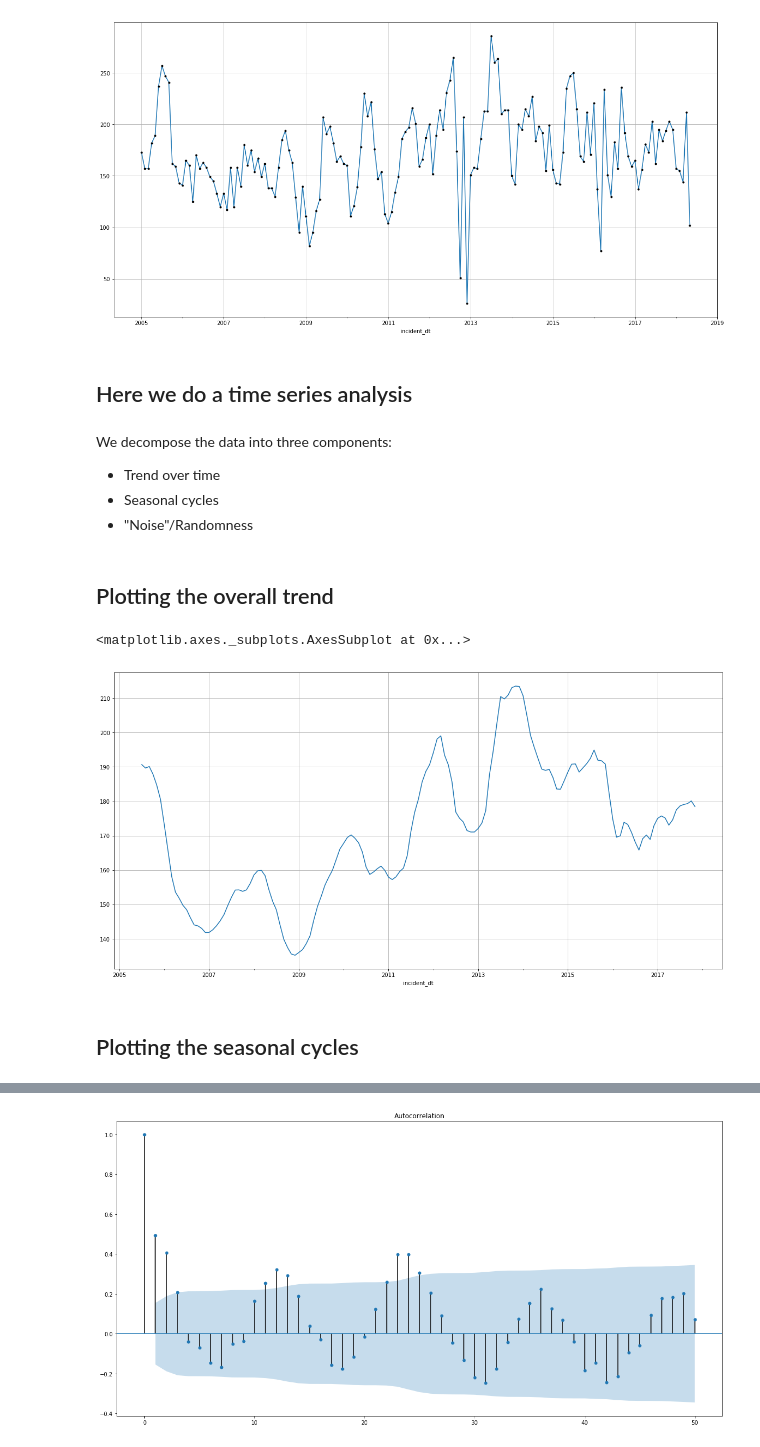
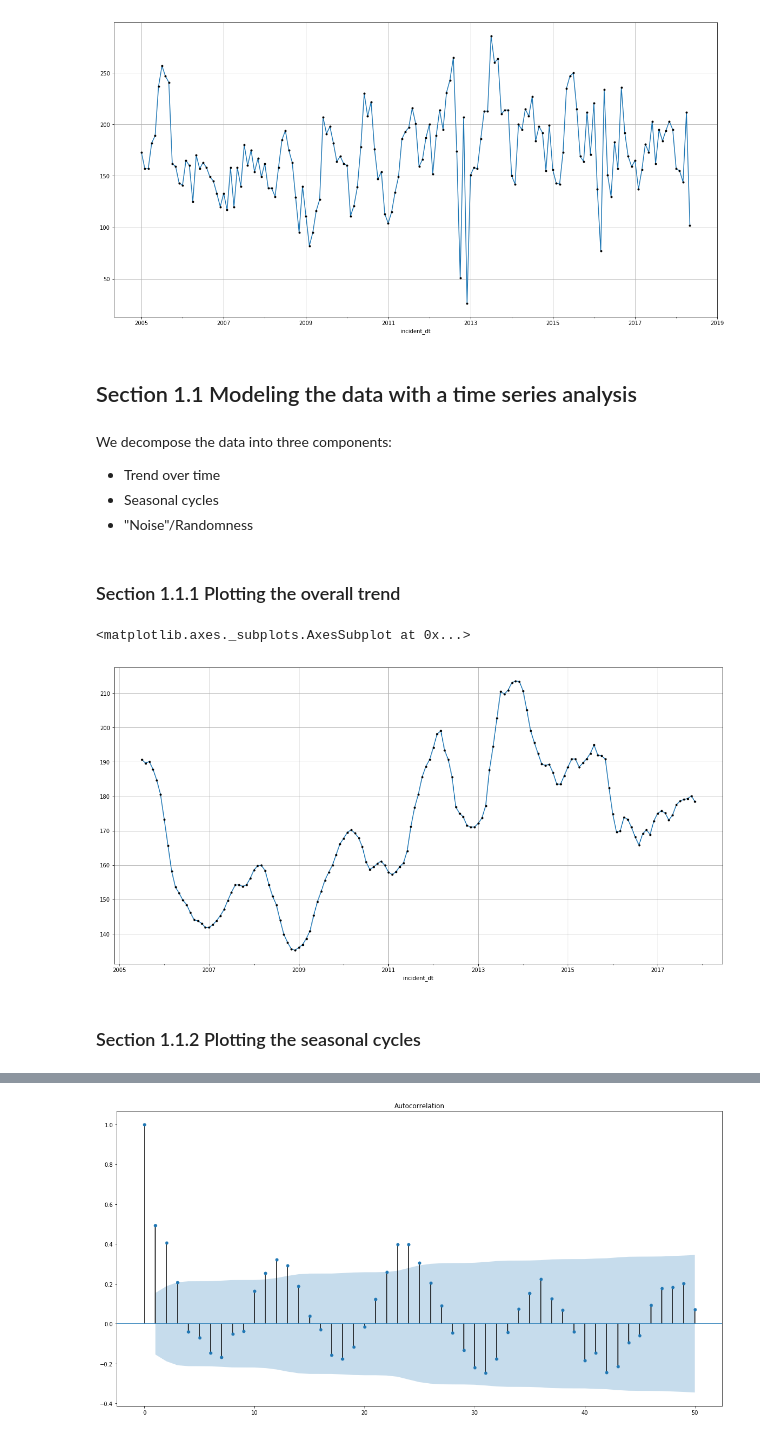
Before and after one commit to lotusflyer/ash_pub_safety, a Jupyter notebook: initial_exploration_pub_safe.ipynb, the cells around one changed output, grey strips where cells are left out. Cells and saved outputs as stored; diff of their text form; code cells hidden in the pictures.

Commit message:
clean up and first predictive model

```diff
--- a/initial_exploration_pub_safe.ipynb
+++ b/initial_exploration_pub_safe.ipynb
@@ -101,7 +109,7 @@ larceny_monthly_counts.plot(style='k.', grid=True)
 <matplotlib.axes._subplots.AxesSubplot at 0x...>
 [figure]
 # %% [markdown]
-## Here we do a time series analysis
+## Section 1.1 Modeling the data with a time series analysis
 # %% [markdown]
 We decompose the data into three components:
 - Trend over time
@@ -110,13 +118,14 @@ We decompose the data into three components:
 # %%
 larceny_result_add = seasonal_decompose(larceny_monthly_counts, model='additive')
 # %% [markdown]
-## Plotting the overall trend
+### Section 1.1.1 Plotting the overall trend
 # %%
-larceny_result_add.trend.plot(grid=True)
+larceny_result_add.trend.plot()
+larceny_result_add.trend.plot(style='k.', grid=True)
 # %% [output]
 <matplotlib.axes._subplots.AxesSubplot at 0x...>
-[figure, old version]
+[figure, new version]
 # %% [markdown]
-## Plotting the seasonal cycles
+### Section 1.1.2 Plotting the seasonal cycles
 # %%
 larceny_result_add.seasonal.plot(grid=True)
```
Also changed, not shown: parts of 19 cells of this notebook, 1 other file.
